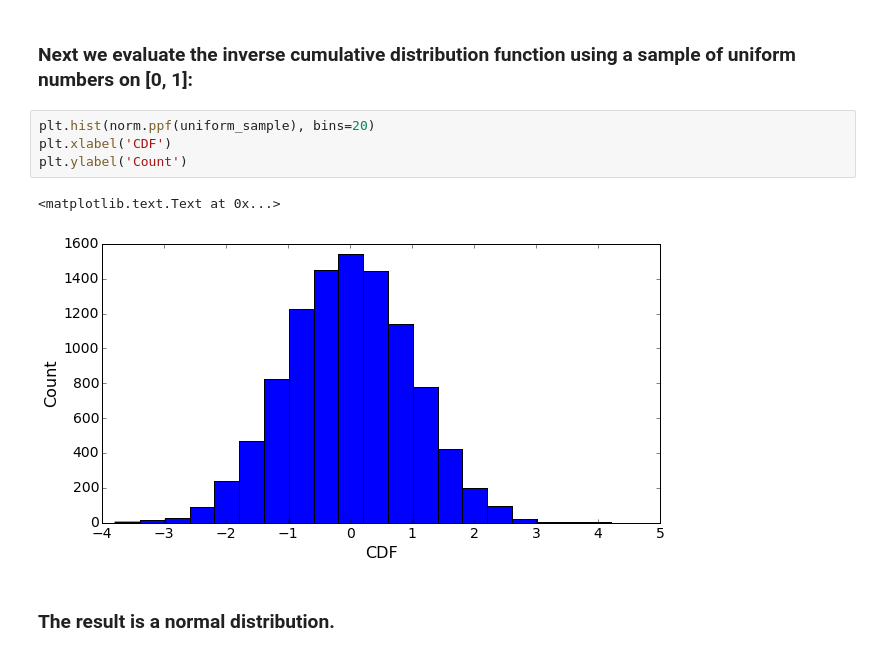
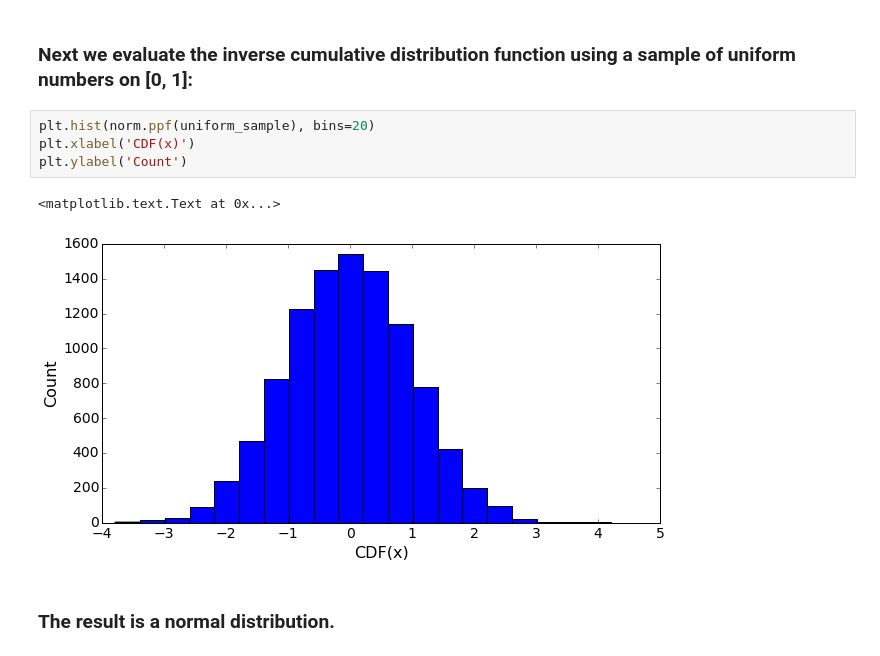
Before and after one commit to jhalverson/data_science, a Jupyter notebook: statistics/distributions_inverting_uniform_cumulative.ipynb, the cells around one changed output. Saved outputs shown, nothing was run; the diff lists cells and outputs as text.

```diff
--- a/statistics/distributions_inverting_uniform_cumulative.ipynb
+++ b/statistics/distributions_inverting_uniform_cumulative.ipynb
@@ -41,11 +41,11 @@ uniform_sample = uniform.rvs(size=10000)
 ### Next we evaluate the inverse cumulative distribution function using a sample of uniform numbers on [0, 1]:
 # %%
 plt.hist(norm.ppf(uniform_sample), bins=20)
-plt.xlabel('CDF')
+plt.xlabel('CDF(x)')
 plt.ylabel('Count')
 # %% [output]
 <matplotlib.text.Text at 0x...>
-[figure, old version]
+[figure, new version]
 # %% [markdown]
 ### The result is a normal distribution.
 # %% [markdown]
```
